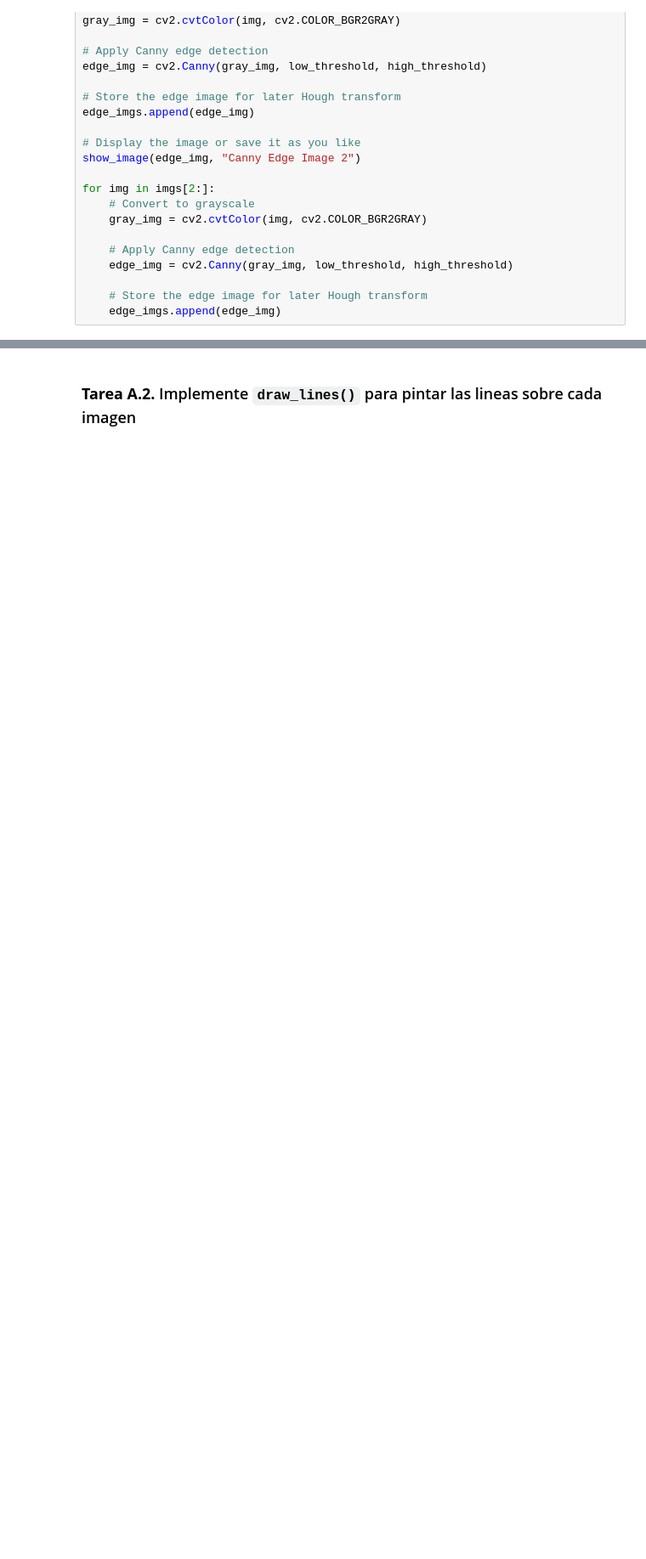
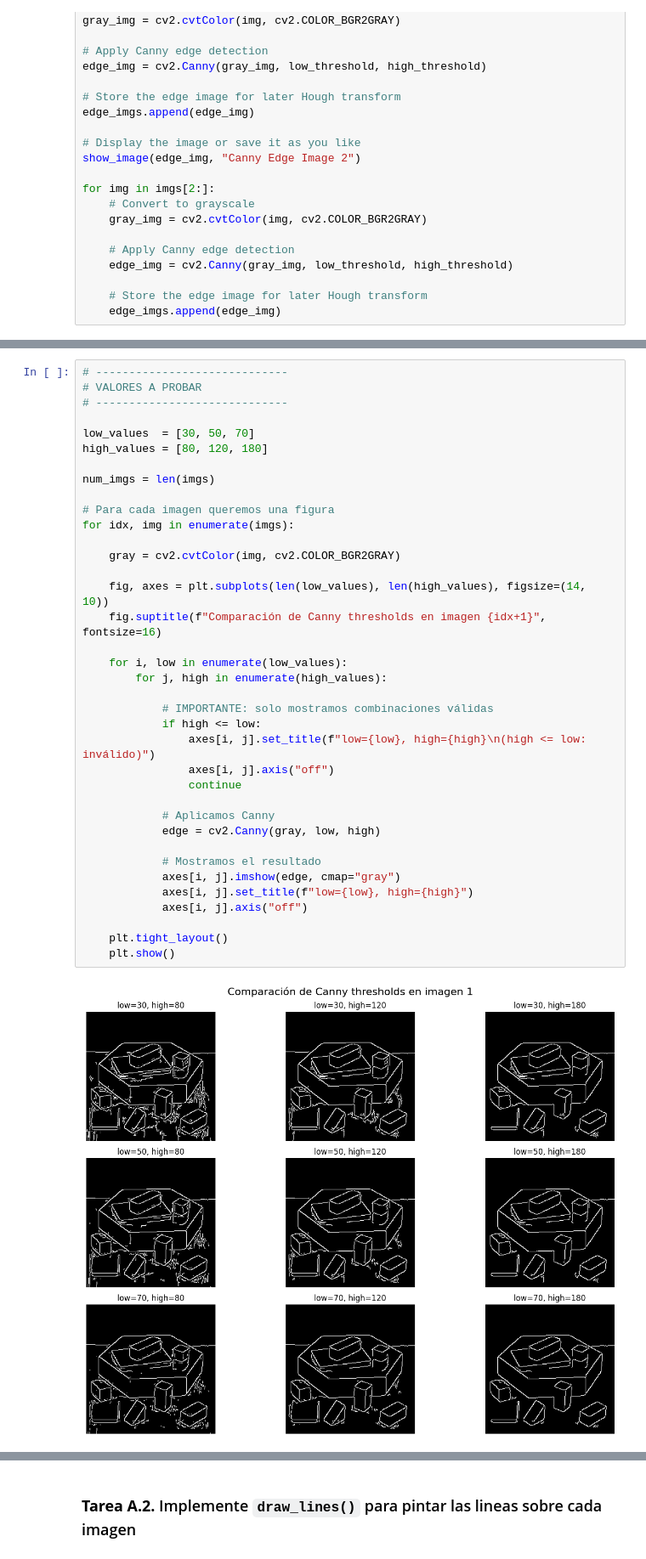
Before and after one commit to andresgilvicente/computer-vision-I-labs, a Jupyter notebook: Lab_4/src/partA.ipynb, the cells around one changed output, grey strips where cells are left out. Shown: that part at 85% size. Saved outputs shown, nothing was run; the diff lists cells and outputs as text; blank space fills up the shorter version.

```diff
--- a/Lab_4/src/partA.ipynb
+++ b/Lab_4/src/partA.ipynb
@@ -102,0 +106,39 @@ for img in imgs[2:]:
+# %%
+# -----------------------------
+# VALORES A PROBAR
+# -----------------------------
+
+low_values  = [30, 50, 70]
+high_values = [80, 120, 180]
+
+num_imgs = len(imgs)
+
+# Para cada imagen queremos una figura
+for idx, img in enumerate(imgs):
+
+    gray = cv2.cvtColor(img, cv2.COLOR_BGR2GRAY)
+
+    fig, axes = plt.subplots(len(low_values), len(high_values), figsize=(14, 10))
+    fig.suptitle(f"Comparación de Canny thresholds en imagen {idx+1}", fontsize=16)
+
+    for i, low in enumerate(low_values):
+        for j, high in enumerate(high_values):
+
+            # IMPORTANTE: solo mostramos combinaciones válidas
+            if high <= low:
+                axes[i, j].set_title(f"low={low}, high={high}\n(high <= low: inválido)")
+                axes[i, j].axis("off")
+                continue
+
+            # Aplicamos Canny
+            edge = cv2.Canny(gray, low, high)
+
+            # Mostramos el resultado
+            axes[i, j].imshow(edge, cmap="gray")
+            axes[i, j].set_title(f"low={low}, high={high}")
+            axes[i, j].axis("off")
+
+    plt.tight_layout()
+    plt.show()
+# %% [output]
+[figure, added]
```
Also changed, not shown: parts of 38 cells of this notebook, 18 other files.
